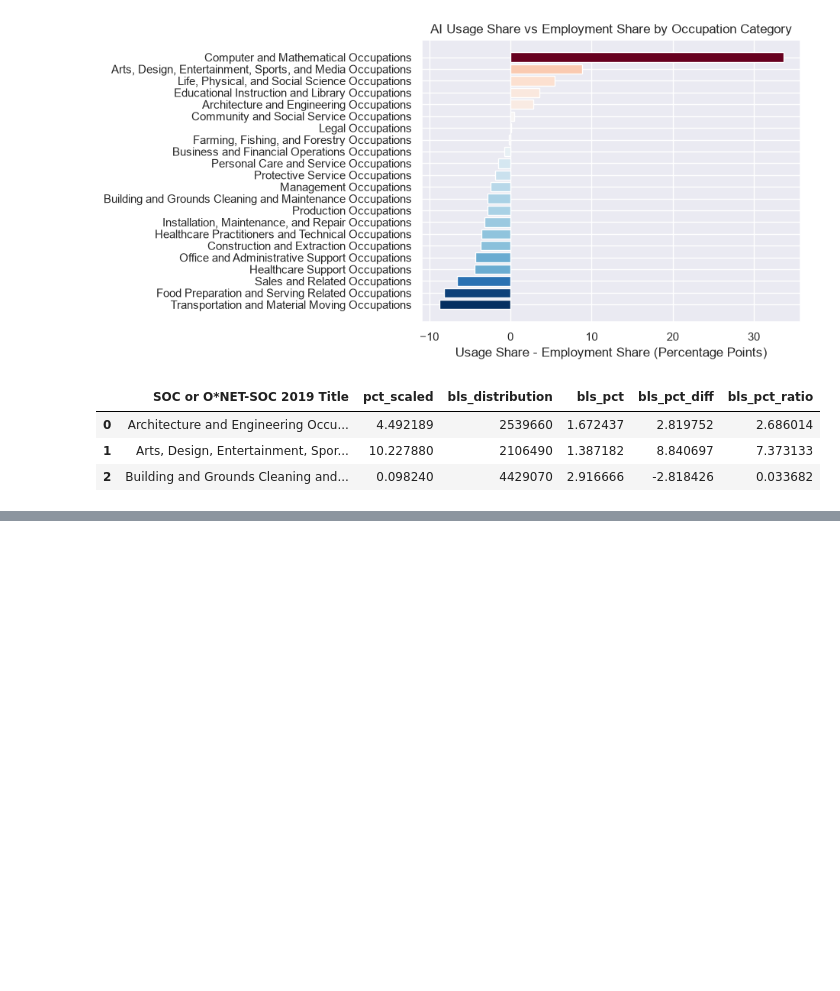
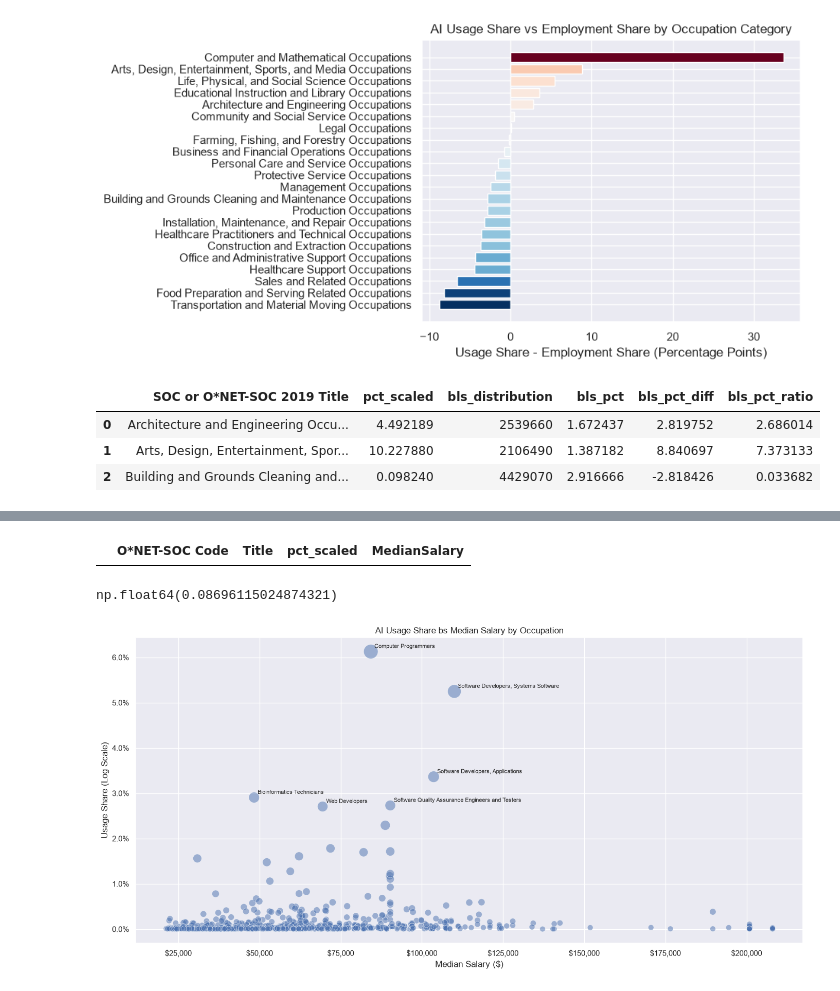
Before and after one commit to zaki-rogers/ai-labour-market-exposure, a Jupyter notebook: 01_eda.ipynb, the cells around one changed output, grey strips where cells are left out. Cells and saved outputs as stored; diff of their text form; code cells hidden in the pictures; blank space fills up the shorter version.

```diff
--- a/01_eda.ipynb
+++ b/01_eda.ipynb
@@ -553,0 +586,29 @@ plt.show()
+# %%
+occupation_comparison.loc[occupation_comparison["MedianSalary"] < 1000, "MedianSalary"] *= 2080
+occupation_comparison[occupation_comparison["MedianSalary"] < 10000]
+# %% [output]
+|  | O*NET-SOC Code | Title | pct_scaled | MedianSalary |
+# %%
+occupation_comparison["pct_scaled"].corr(occupation_comparison["MedianSalary"])
+# %% [output]
+np.float64(0.08696115024874321)
+# %%
+fig, ax = plt.subplots(figsize=(14, 7))
+sns.scatterplot(data=occupation_comparison, x="MedianSalary", y="pct_scaled",
+                size="pct_scaled", sizes=(60, 400), alpha=0.5, legend=False, ax=ax)
+
+ax.set_xlabel("Median Salary ($)")
+ax.set_ylabel("Usage Share (Log Scale)")
+ax.set_title("AI Usage Share bs Median Salary by Occupation")
+ax.yaxis.set_major_formatter(plt.FuncFormatter(lambda y, _: f"{y:.1f}%"))
+ax.xaxis.set_major_formatter(plt.FuncFormatter(lambda x, _: f"${x:,.0f}"))
+
+top_n = occupation_comparison.nlargest(6, "pct_scaled")
+for _, row in top_n.iterrows():
+    ax.annotate(row["Title"], (row["MedianSalary"], row["pct_scaled"]),
+                xytext=(5, 5), textcoords="offset points", fontsize=8)
+
+plt.tight_layout()
+plt.show()
+# %% [output]
+[figure, added]
```
Also changed, not shown: parts of 7 cells of this notebook.
